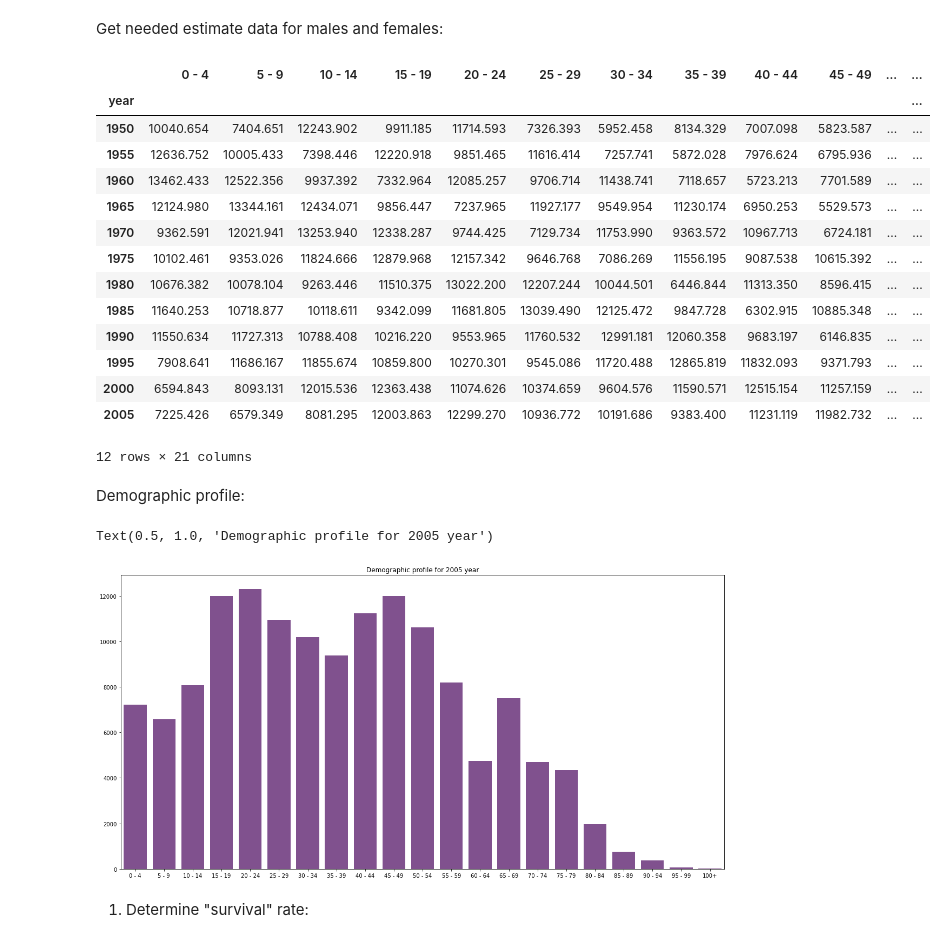
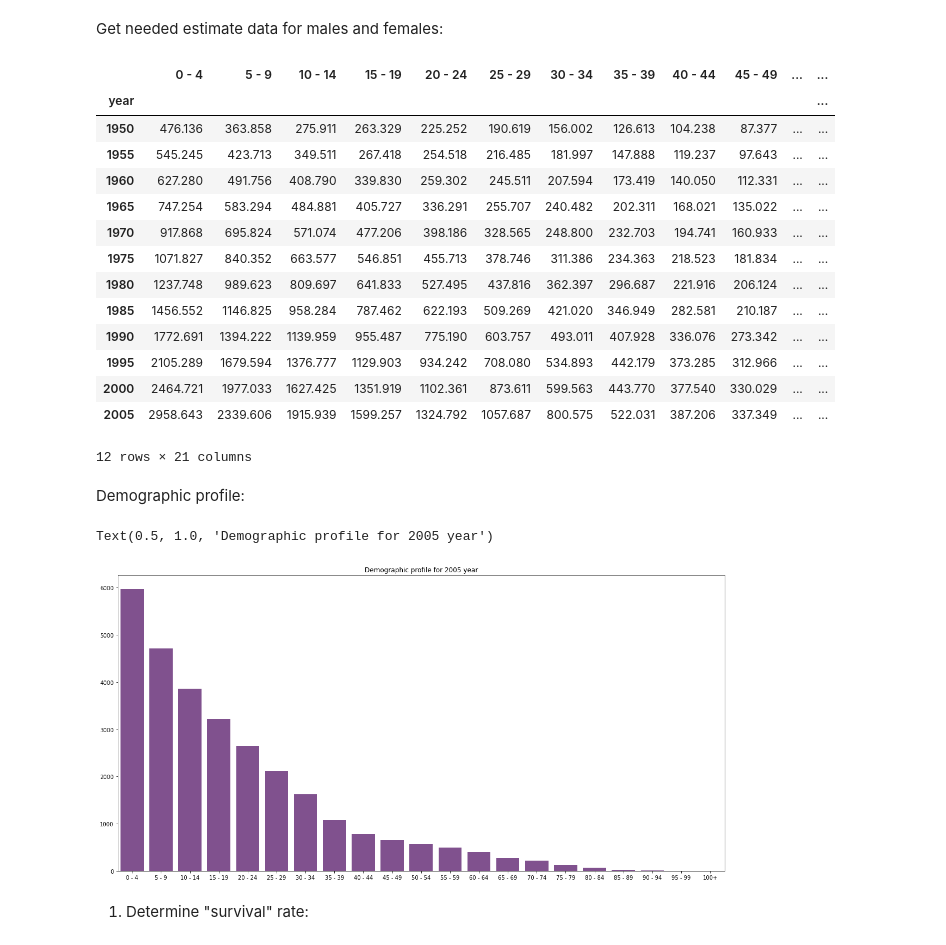
Before and after one commit to miceorbirds/Lab1, a Jupyter notebook: lab1.ipynb, the cells around one changed output. Cells and saved outputs as stored; diff of their text form; code cells hidden in the pictures.

```diff
--- a/lab1.ipynb
+++ b/lab1.ipynb
@@ -8,7 +8,10 @@ print("Setup Complete")
 Setup Complete
 # %%
 #init
-country = 'Russian Federation'
+country = 'Uganda'
+
+
+
 age_data_path = 'Data/age_data.xls'
 both_sheet = 'both; 1950-2005, estimates'
 female_sheet = 'f; 1950-2005, estimates'
@@ -35,24 +38,24 @@ Get needed estimate data for males and females:
 # %%
 #get needed data
 data_both = extract_data(both_sheet)
 data_female = extract_data(female_sheet)
 data_male = extract_data(male_sheet)
-data_both
+data_female
 # %% [output]
 |  | 0 - 4 | 5 - 9 | 10 - 14 | 15 - 19 | 20 - 24 | 25 - 29 | 30 - 34 | 35 - 39 | 40 - 44 | 45 - 49 | ... | ... |
 | year |  |  |  |  |  |  |  |  |  |  |  | ... |
-| 1950 | 10040.654 | 7404.651 | 12243.902 | 9911.185 | 11714.593 | 7326.393 | 5952.458 | 8134.329 | 7007.098 | 5823.587 | ... | ... |
-| 1955 | 12636.752 | 10005.433 | 7398.446 | 12220.918 | 9851.465 | 11616.414 | 7257.741 | 5872.028 | 7976.624 | 6795.936 | ... | ... |
-| 1960 | 13462.433 | 12522.356 | 9937.392 | 7332.964 | 12085.257 | 9706.714 | 11438.741 | 7118.657 | 5723.213 | 7701.589 | ... | ... |
-| 1965 | 12124.980 | 13344.161 | 12434.071 | 9856.447 | 7237.965 | 11927.177 | 9549.954 | 11230.174 | 6950.253 | 5529.573 | ... | ... |
-| 1970 | 9362.591 | 12021.941 | 13253.940 | 12338.287 | 9744.425 | 7129.734 | 11753.990 | 9363.572 | 10967.713 | 6724.181 | ... | ... |
-| 1975 | 10102.461 | 9353.026 | 11824.666 | 12879.968 | 12157.342 | 9646.768 | 7086.269 | 11556.195 | 9087.538 | 10615.392 | ... | ... |
-| 1980 | 10676.382 | 10078.104 | 9263.446 | 11510.375 | 13022.200 | 12207.244 | 10044.501 | 6446.844 | 11313.350 | 8596.415 | ... | ... |
-| 1985 | 11640.253 | 10718.877 | 10118.611 | 9342.099 | 11681.805 | 13039.490 | 12125.472 | 9847.728 | 6302.915 | 10885.348 | ... | ... |
-| 1990 | 11550.634 | 11727.313 | 10788.408 | 10216.220 | 9553.965 | 11760.532 | 12991.181 | 12060.358 | 9683.197 | 6146.835 | ... | ... |
-| 1995 | 7908.641 | 11686.167 | 11855.674 | 10859.800 | 10270.301 | 9545.086 | 11720.488 | 12865.819 | 11832.093 | 9371.793 | ... | ... |
-| 2000 | 6594.843 | 8093.131 | 12015.536 | 12363.438 | 11074.626 | 10374.659 | 9604.576 | 11590.571 | 12515.154 | 11257.159 | ... | ... |
-| 2005 | 7225.426 | 6579.349 | 8081.295 | 12003.863 | 12299.270 | 10936.772 | 10191.686 | 9383.400 | 11231.119 | 11982.732 | ... | ... |
+| 1950 | 476.136 | 363.858 | 275.911 | 263.329 | 225.252 | 190.619 | 156.002 | 126.613 | 104.238 | 87.377 | ... | ... |
+| 1955 | 545.245 | 423.713 | 349.511 | 267.418 | 254.518 | 216.485 | 181.997 | 147.888 | 119.237 | 97.643 | ... | ... |
+| 1960 | 627.280 | 491.756 | 408.790 | 339.830 | 259.302 | 245.511 | 207.594 | 173.419 | 140.050 | 112.331 | ... | ... |
+| 1965 | 747.254 | 583.294 | 484.881 | 405.727 | 336.291 | 255.707 | 240.482 | 202.311 | 168.021 | 135.022 | ... | ... |
+| 1970 | 917.868 | 695.824 | 571.074 | 477.206 | 398.186 | 328.565 | 248.800 | 232.703 | 194.741 | 160.933 | ... | ... |
+| 1975 | 1071.827 | 840.352 | 663.577 | 546.851 | 455.713 | 378.746 | 311.386 | 234.363 | 218.523 | 181.834 | ... | ... |
+| 1980 | 1237.748 | 989.623 | 809.697 | 641.833 | 527.495 | 437.816 | 362.397 | 296.687 | 221.916 | 206.124 | ... | ... |
+| 1985 | 1456.552 | 1146.825 | 958.284 | 787.462 | 622.193 | 509.269 | 421.020 | 346.949 | 282.581 | 210.187 | ... | ... |
+| 1990 | 1772.691 | 1394.222 | 1139.959 | 955.487 | 775.190 | 603.757 | 493.011 | 407.928 | 336.076 | 273.342 | ... | ... |
+| 1995 | 2105.289 | 1679.594 | 1376.777 | 1129.903 | 934.242 | 708.080 | 534.893 | 442.179 | 373.285 | 312.966 | ... | ... |
+| 2000 | 2464.721 | 1977.033 | 1627.425 | 1351.919 | 1102.361 | 873.611 | 599.563 | 443.770 | 377.540 | 330.029 | ... | ... |
+| 2005 | 2958.643 | 2339.606 | 1915.939 | 1599.257 | 1324.792 | 1057.687 | 800.575 | 522.031 | 387.206 | 337.349 | ... | ... |
 12 rows × 21 columns
 # %% [markdown]
 Demographic profile:
@@ -64,6 +67,6 @@ sns.barplot(year_data.index, year_data.values, color='#854798')
 plt.title(f'Demographic profile for {year} year')
 # %% [output]
 Text(0.5, 1.0, 'Demographic profile for 2005 year')
-[figure, old version]
+[figure, new version]
 # %% [markdown]
 1. Determine "survival" rate:
```
Also changed, not shown: parts of 8 cells of this notebook.
